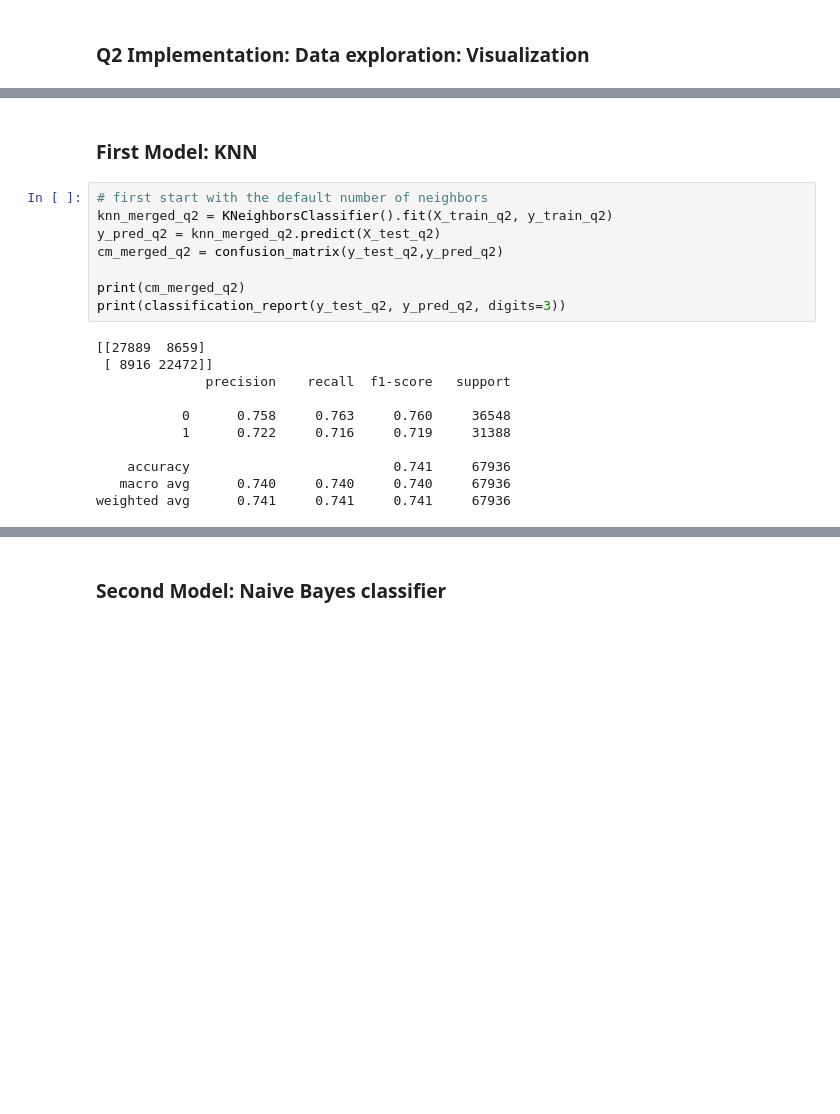
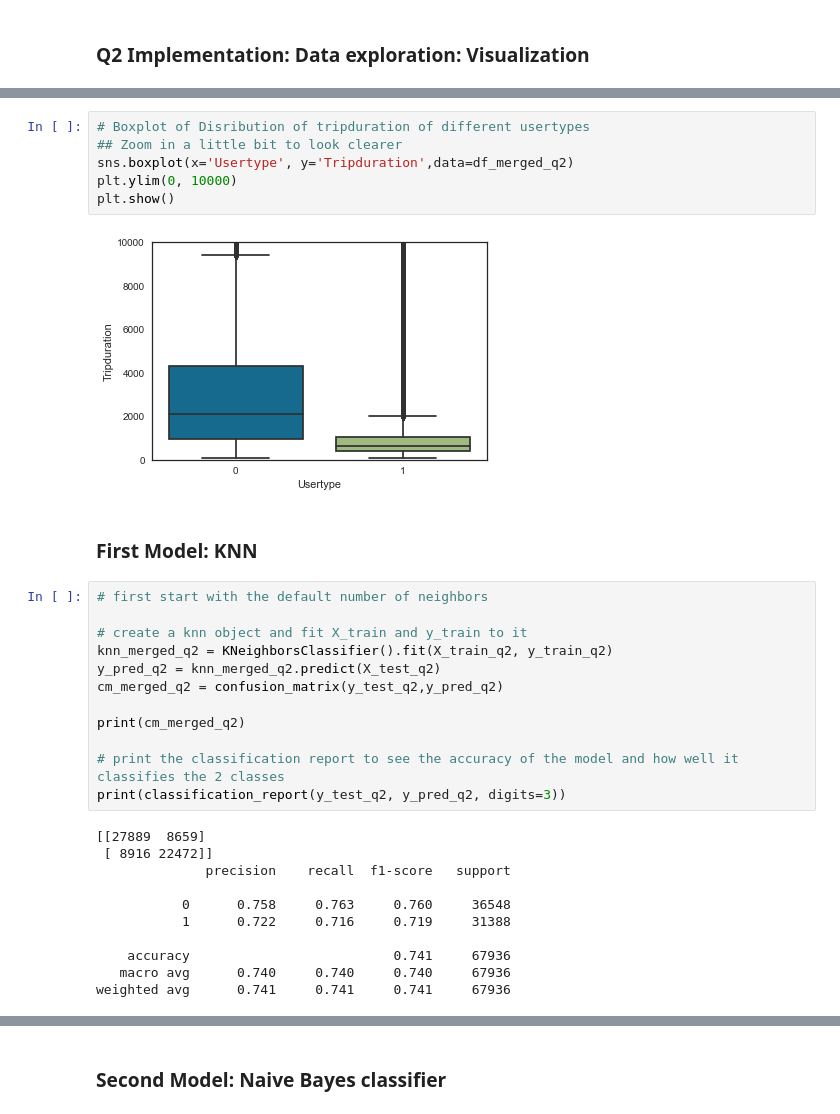
Before and after one commit to Nellyan4/data_mining_project, a Jupyter notebook: project_final_delivery.ipynb, the cells around one changed output, grey strips where cells are left out. Drawn from its saved outputs; the diff is of its cells as text; blank space fills up the shorter version.

```diff
--- a/project_final_delivery.ipynb
+++ b/project_final_delivery.ipynb
@@ -780,12 +763,24 @@ plt.show()
+# %%
+# Boxplot of Disribution of tripduration of different usertypes
+## Zoom in a little bit to look clearer
+sns.boxplot(x='Usertype', y='Tripduration',data=df_merged_q2)
+plt.ylim(0, 10000)
+plt.show()
+# %% [output]
+[figure, added]
 # %% [markdown]
 ### First Model: KNN
 # %%
 # first start with the default number of neighbors
+
+# create a knn object and fit X_train and y_train to it
 knn_merged_q2 = KNeighborsClassifier().fit(X_train_q2, y_train_q2)
 y_pred_q2 = knn_merged_q2.predict(X_test_q2)
 cm_merged_q2 = confusion_matrix(y_test_q2,y_pred_q2)
 
 print(cm_merged_q2)
+
+# print the classification report to see the accuracy of the model and how well it classifies the 2 classes
 print(classification_report(y_test_q2, y_pred_q2, digits=3))
 # %% [output]
 [[27889  8659]
```
Also changed, not shown: parts of 32 cells of this notebook, 1 other file.
